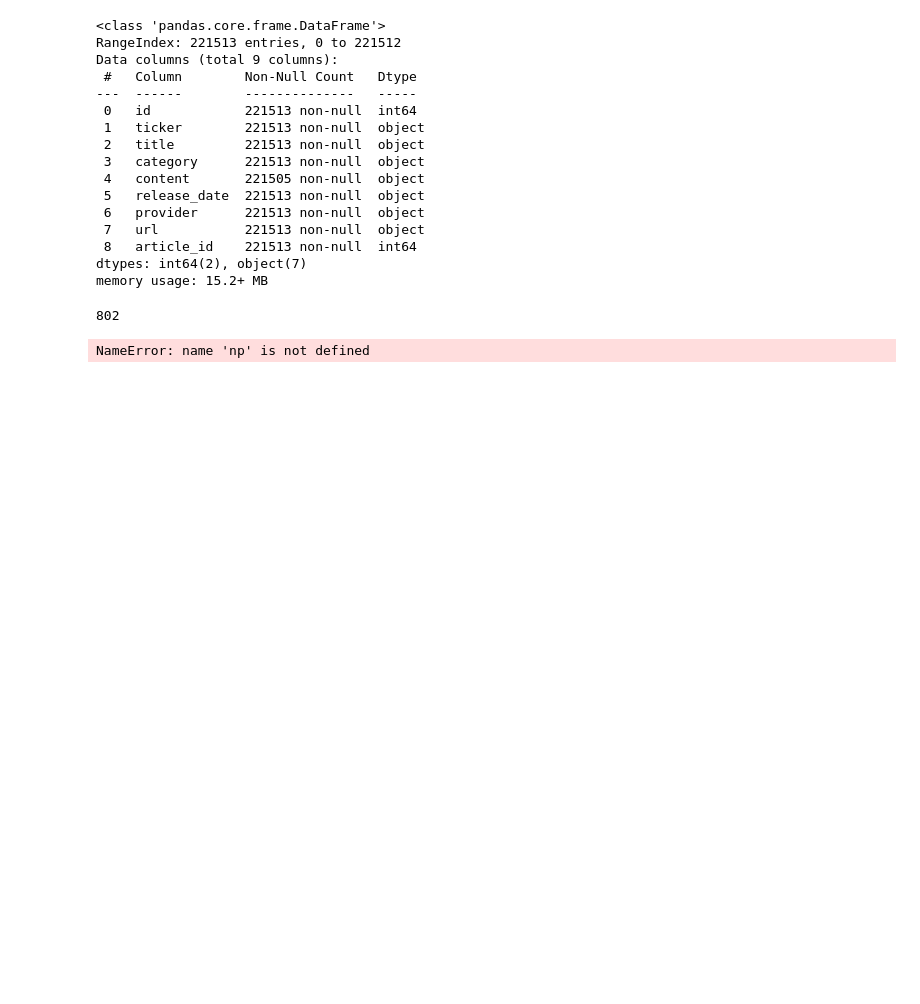
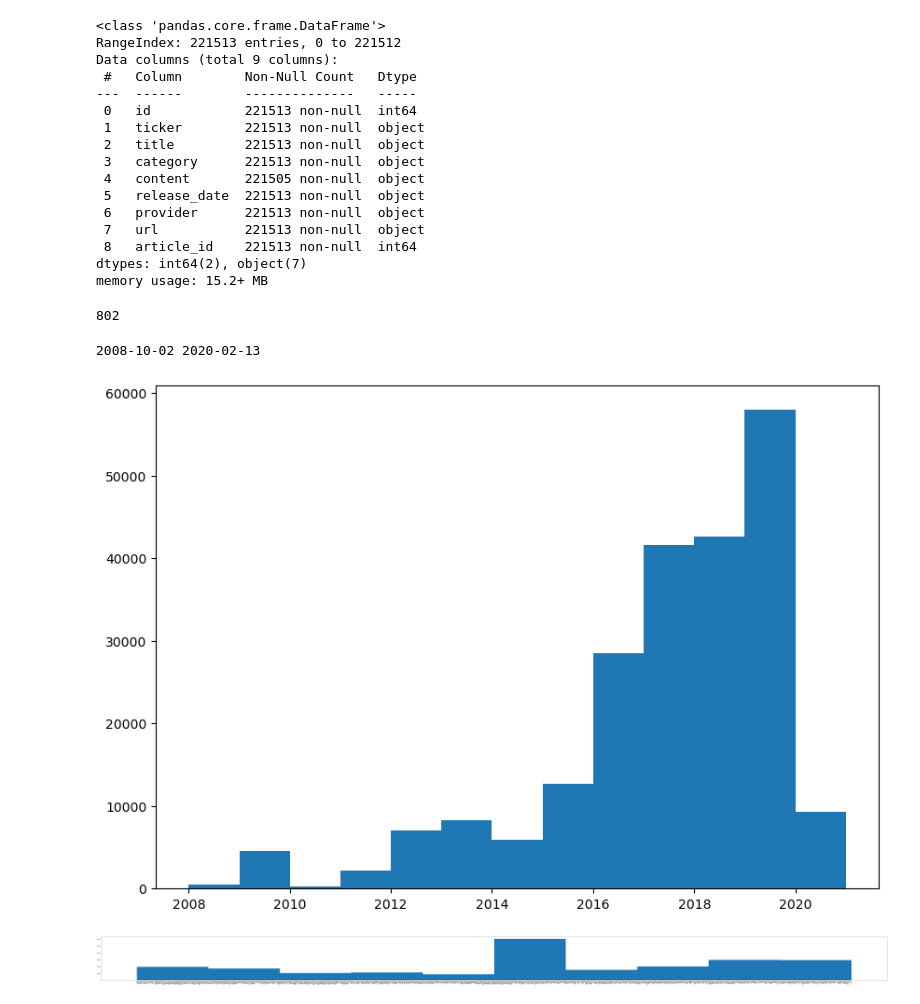
Before and after one commit to xinxyu/stock-sentiment-analysis, a Jupyter notebook: load-csv.ipynb, the cells around one changed output. Drawn from its saved outputs; the diff is of its cells as text; code cells hidden in the pictures; blank space fills up the shorter version.

```diff
--- a/load-csv.ipynb
+++ b/load-csv.ipynb
@@ -29,12 +32,38 @@ Data columns (total 9 columns):
  8   article_id    221513 non-null  int64
 dtypes: int64(2), object(7)
 memory usage: 15.2+ MB
+# %%
+data['date'] = data['release_date'].apply(lambda x: datetime.datetime.strptime(x,format))
 # %%
 data['ticker'].nunique()
 # %% [output]
 802
-# %%
-from textblob import TextBlob
-data['sentiment_score'] = data["title"].apply(lambda x: TextBlob(str(x)).sentiment.polarity)
-# %% [output]
-NameError: name 'np' is not defined
+# %%
+start_date = data['release_date'].min()
+end_date = data['release_date'].max()
+print(start_date,end_date)
+# %% [output]
+2008-10-02 2020-02-13
+# %%
+# get an idea for how the news articles are distributed across time
+
+from matplotlib import pyplot as plt
+import datetime
+format = "%Y-%m-%d"
+
+fig, ax = plt.subplots(figsize =(10, 7))
+ax.hist(data['release_date'].apply(lambda x: datetime.datetime.strptime(x,format).year),bins = [x for x in range(2008,2022)])
+
+# Show plot
+plt.show()
+# %% [output]
+[figure, added]
+# %%
+# get a sense for what tickers are in the data set
+fig, ax = plt.subplots(figsize =(125, 7))
+ax.hist(data['ticker'])
+ax.tick_params(axis='x', labelrotation = 90)
+# Show plot
+plt.show()
+# %% [output]
+[figure, added]
```
Also changed, not shown: parts of 7 cells of this notebook, 1 other file.
